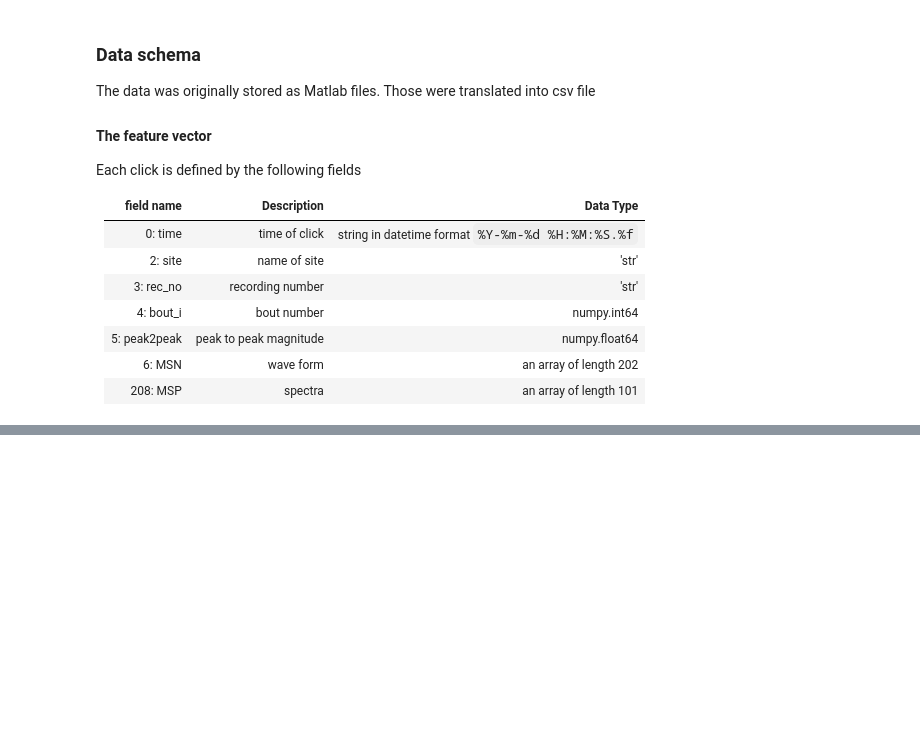
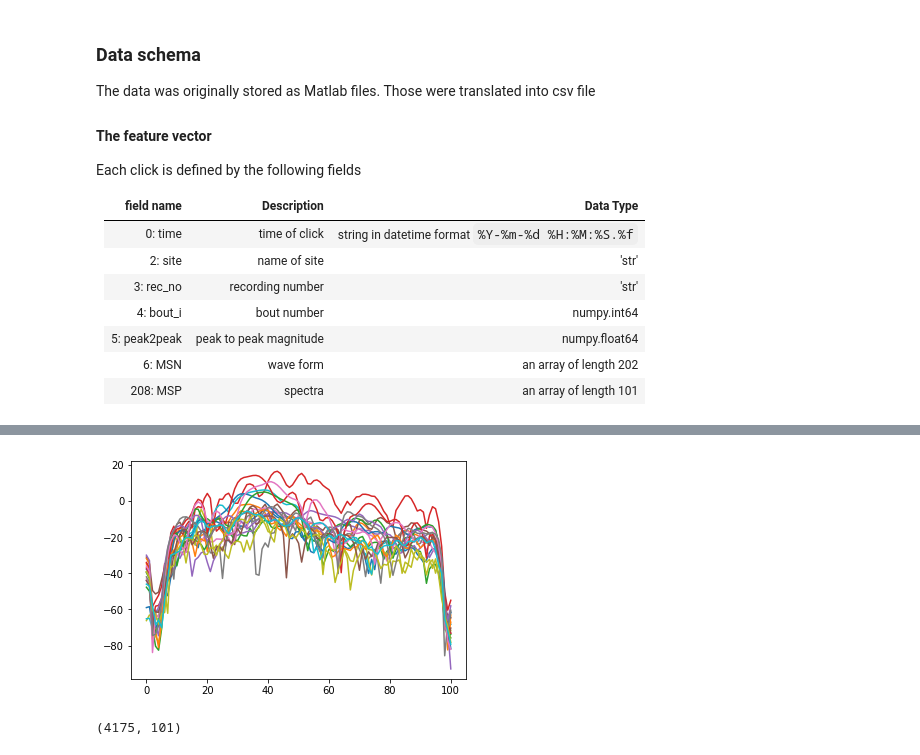
Before and after one commit to yoavfreund/BeakedWhaleClassification, a Jupyter notebook: Jingwu/ToyTest.ipynb, the cells around one changed output, grey strips where cells are left out. Cells and saved outputs as stored; diff of their text form; code cells hidden in the pictures; blank space fills up the shorter version.

```diff
--- a/Jingwu/ToyTest.ipynb
+++ b/Jingwu/ToyTest.ipynb
@@ -136,0 +182,6 @@ df[102:104]
+# %%
+for index, row in df[:20].iterrows():
+    spectra=get_msp(row)
+    plt.plot(spectra)
+# %% [output]
+[figure, added]
@@ -136,0 +190,4 @@ df[102:104]
+# %%
+df_MSP.shape
+# %% [output]
+(4175, 101)
```
Also changed, not shown: parts of 8 cells of this notebook.
